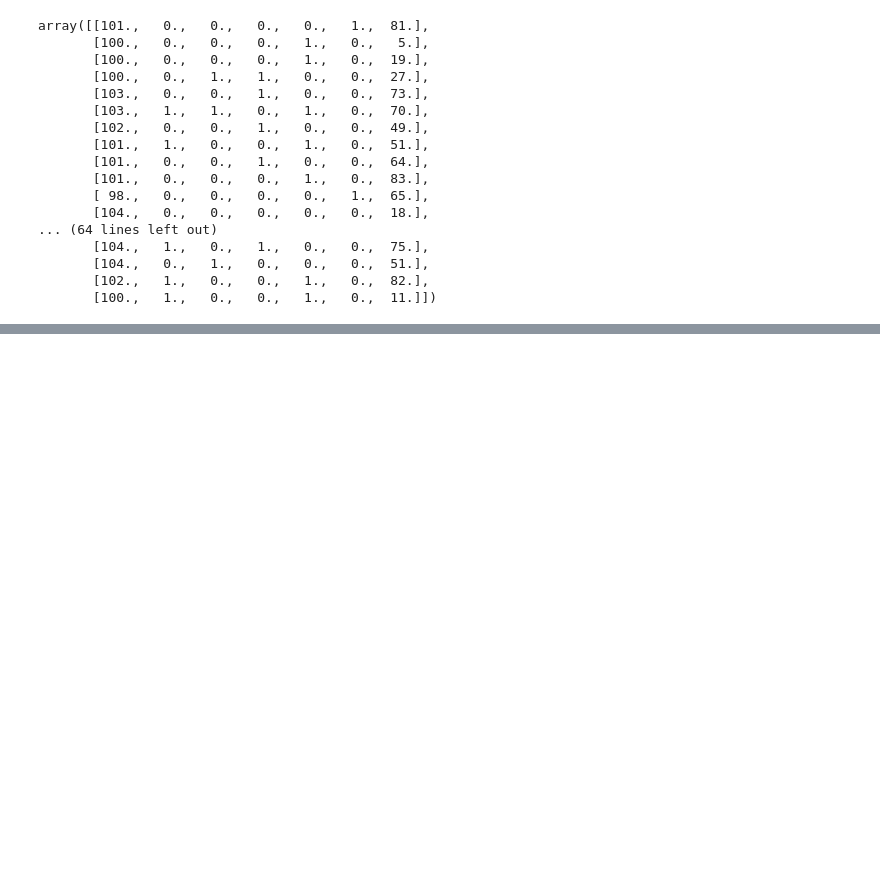
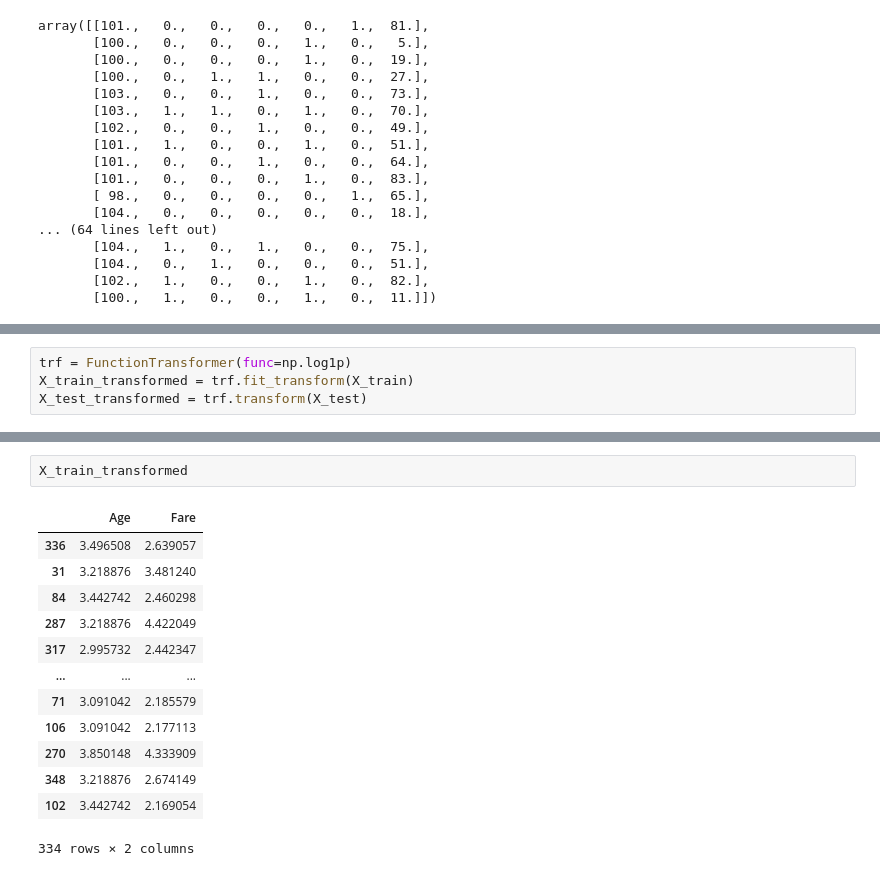
Before and after one commit to Dhe-Reigner/sk-learn, a Jupyter notebook: sci.ipynb, the cells around one changed output, grey strips where cells are left out. Saved outputs shown, nothing was run; the diff lists cells and outputs as text; blank space fills up the shorter version.

```diff
--- a/sci.ipynb
+++ b/sci.ipynb
@@ -992,0 +1097,4 @@ array([[101.,   0.,   0.,   0.,   0.,   1.,  81.],
+# %%
+trf = FunctionTransformer(func=np.log1p)
+X_train_transformed = trf.fit_transform(X_train)
+X_test_transformed = trf.transform(X_test)
@@ -992,0 +1128,16 @@ array([[101.,   0.,   0.,   0.,   0.,   1.,  81.],
+# %%
+X_train_transformed
+# %% [output]
+|  | Age | Fare |
+| 336 | 3.496508 | 2.639057 |
+| 31 | 3.218876 | 3.481240 |
+| 84 | 3.442742 | 2.460298 |
+| 287 | 3.218876 | 4.422049 |
+| 317 | 2.995732 | 2.442347 |
+| ... | ... | ... |
+| 71 | 3.091042 | 2.185579 |
+| 106 | 3.091042 | 2.177113 |
+| 270 | 3.850148 | 4.333909 |
+| 348 | 3.218876 | 2.674149 |
+| 102 | 3.442742 | 2.169054 |
+334 rows × 2 columns
```
Also changed, not shown: parts of 15 cells of this notebook, 1 other file.
